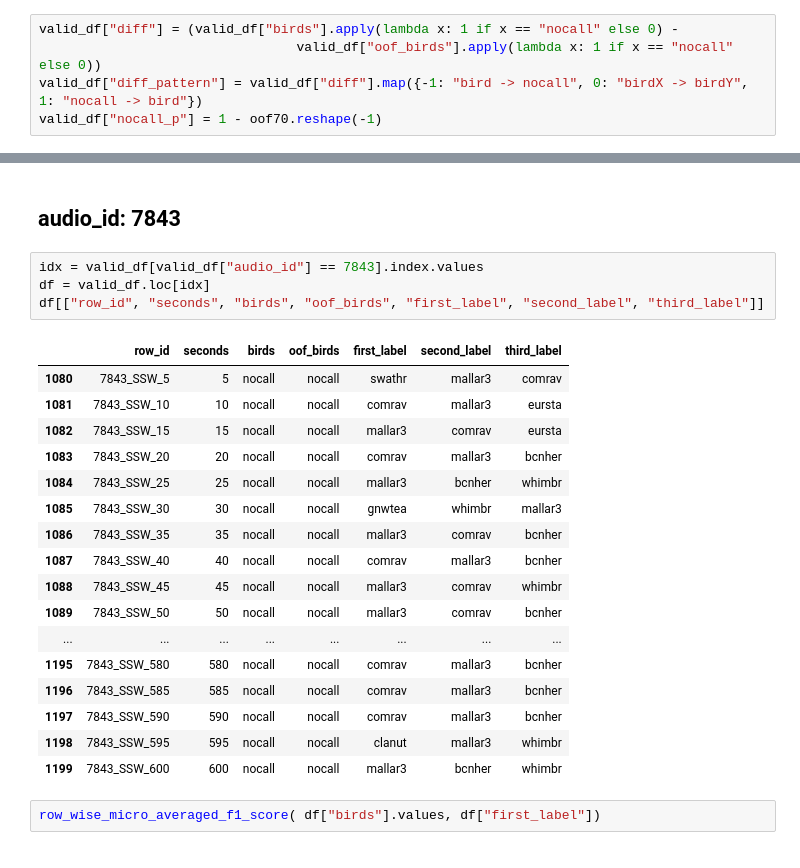
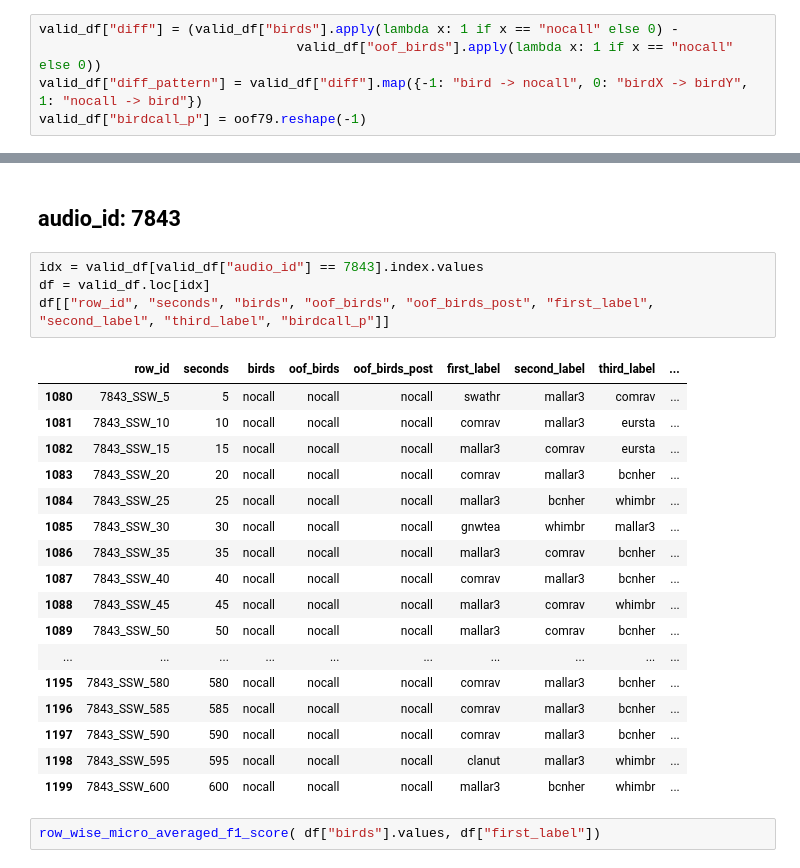
Before and after one commit to Naoki1101/kaggle-birdcall2021, a Jupyter notebook: notebooks/EDA_oof.ipynb, the cells around one changed output, grey strips where cells are left out. Drawn from its saved outputs; the diff is of its cells as text.

```diff
--- a/notebooks/EDA_oof.ipynb
+++ b/notebooks/EDA_oof.ipynb
@@ -228,7 +229,7 @@ valid_df.head()
 valid_df["diff"] = (valid_df["birds"].apply(lambda x: 1 if x == "nocall" else 0) -
                                  valid_df["oof_birds"].apply(lambda x: 1 if x == "nocall" else 0))
 valid_df["diff_pattern"] = valid_df["diff"].map({-1: "bird -> nocall", 0: "birdX -> birdY", 1: "nocall -> bird"})
-valid_df["nocall_p"] = 1 - oof70.reshape(-1)
+valid_df["birdcall_p"] = oof79.reshape(-1)
 # %%
 valid_df["diff_pattern"].value_counts()
 # %% [output]
@@ -338,25 +339,25 @@ top5_birds
 # %%
 idx = valid_df[valid_df["audio_id"] == 7843].index.values
 df = valid_df.loc[idx]
-df[["row_id", "seconds", "birds", "oof_birds", "first_label", "second_label", "third_label"]]
+df[["row_id", "seconds", "birds", "oof_birds", "oof_birds_post", "first_label", "second_label", "third_label", "birdcall_p"]]
 # %% [output]
-|  | row_id | seconds | birds | oof_birds | first_label | second_label | third_label |
-| 1080 | 7843_SSW_5 | 5 | nocall | nocall | swathr | mallar3 | comrav |
-| 1081 | 7843_SSW_10 | 10 | nocall | nocall | comrav | mallar3 | eursta |
-| 1082 | 7843_SSW_15 | 15 | nocall | nocall | mallar3 | comrav | eursta |
-| 1083 | 7843_SSW_20 | 20 | nocall | nocall | comrav | mallar3 | bcnher |
-| 1084 | 7843_SSW_25 | 25 | nocall | nocall | mallar3 | bcnher | whimbr |
-| 1085 | 7843_SSW_30 | 30 | nocall | nocall | gnwtea | whimbr | mallar3 |
-| 1086 | 7843_SSW_35 | 35 | nocall | nocall | mallar3 | comrav | bcnher |
-| 1087 | 7843_SSW_40 | 40 | nocall | nocall | comrav | mallar3 | bcnher |
-| 1088 | 7843_SSW_45 | 45 | nocall | nocall | mallar3 | comrav | whimbr |
-| 1089 | 7843_SSW_50 | 50 | nocall | nocall | mallar3 | comrav | bcnher |
-| ... | ... | ... | ... | ... | ... | ... | ... |
-| 1195 | 7843_SSW_580 | 580 | nocall | nocall | comrav | mallar3 | bcnher |
-| 1196 | 7843_SSW_585 | 585 | nocall | nocall | comrav | mallar3 | bcnher |
-| 1197 | 7843_SSW_590 | 590 | nocall | nocall | comrav | mallar3 | bcnher |
-| 1198 | 7843_SSW_595 | 595 | nocall | nocall | clanut | mallar3 | whimbr |
-| 1199 | 7843_SSW_600 | 600 | nocall | nocall | mallar3 | bcnher | whimbr |
+|  | row_id | seconds | birds | oof_birds | oof_birds_post | first_label | second_label | third_label | ... |
+| 1080 | 7843_SSW_5 | 5 | nocall | nocall | nocall | swathr | mallar3 | comrav | ... |
+| 1081 | 7843_SSW_10 | 10 | nocall | nocall | nocall | comrav | mallar3 | eursta | ... |
+| 1082 | 7843_SSW_15 | 15 | nocall | nocall | nocall | mallar3 | comrav | eursta | ... |
+| 1083 | 7843_SSW_20 | 20 | nocall | nocall | nocall | comrav | mallar3 | bcnher | ... |
+| 1084 | 7843_SSW_25 | 25 | nocall | nocall | nocall | mallar3 | bcnher | whimbr | ... |
+| 1085 | 7843_SSW_30 | 30 | nocall | nocall | nocall | gnwtea | whimbr | mallar3 | ... |
+| 1086 | 7843_SSW_35 | 35 | nocall | nocall | nocall | mallar3 | comrav | bcnher | ... |
+| 1087 | 7843_SSW_40 | 40 | nocall | nocall | nocall | comrav | mallar3 | bcnher | ... |
+| 1088 | 7843_SSW_45 | 45 | nocall | nocall | nocall | mallar3 | comrav | whimbr | ... |
+| 1089 | 7843_SSW_50 | 50 | nocall | nocall | nocall | mallar3 | comrav | bcnher | ... |
+| ... | ... | ... | ... | ... | ... | ... | ... | ... | ... |
+| 1195 | 7843_SSW_580 | 580 | nocall | nocall | nocall | comrav | mallar3 | bcnher | ... |
+| 1196 | 7843_SSW_585 | 585 | nocall | nocall | nocall | comrav | mallar3 | bcnher | ... |
+| 1197 | 7843_SSW_590 | 590 | nocall | nocall | nocall | comrav | mallar3 | bcnher | ... |
+| 1198 | 7843_SSW_595 | 595 | nocall | nocall | nocall | clanut | mallar3 | whimbr | ... |
+| 1199 | 7843_SSW_600 | 600 | nocall | nocall | nocall | mallar3 | bcnher | whimbr | ... |
 # %%
 row_wise_micro_averaged_f1_score( df["birds"].values, df["first_label"])
 # %% [output]
```
Also changed, not shown: parts of 74 cells of this notebook, 31 other files.
